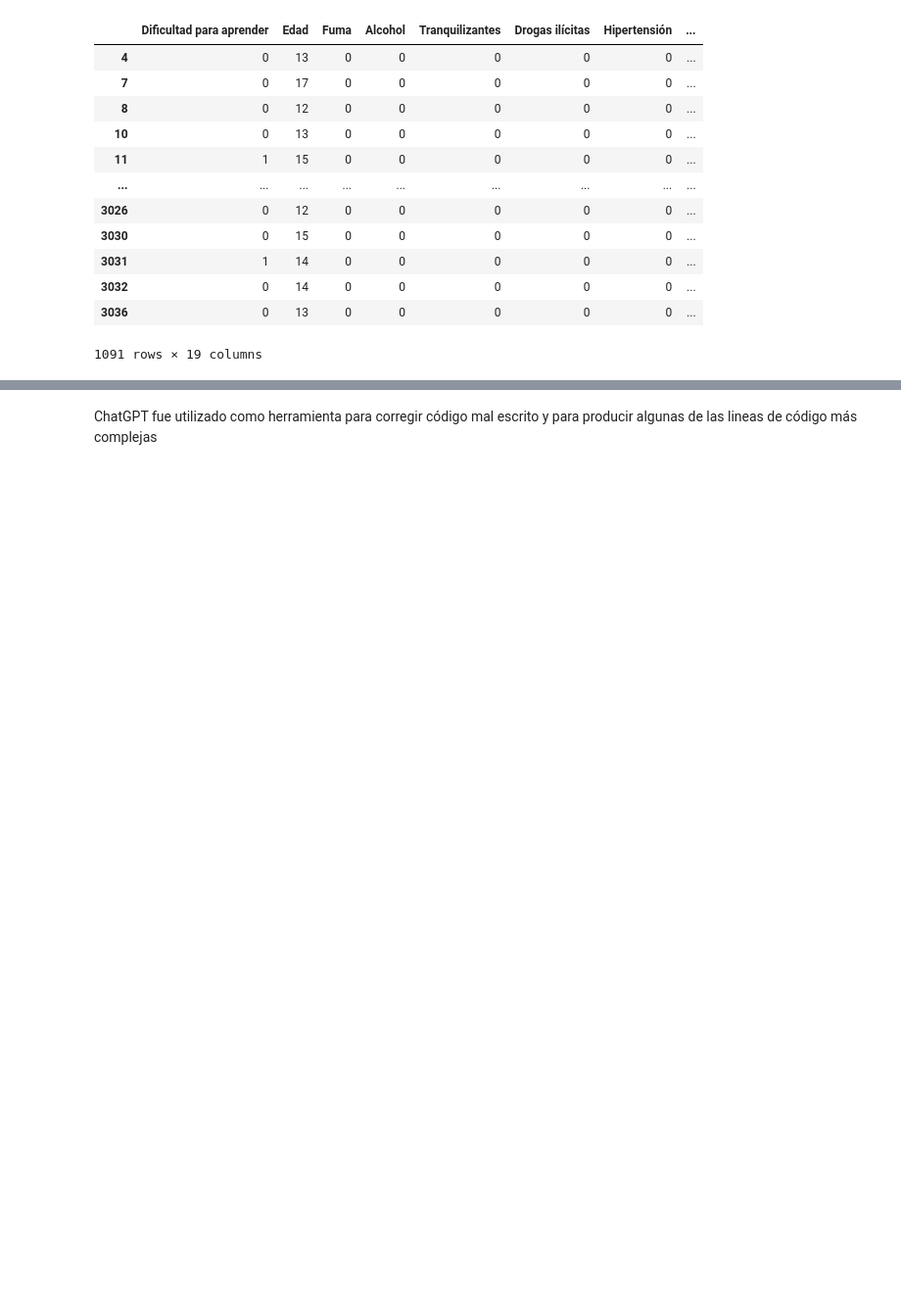
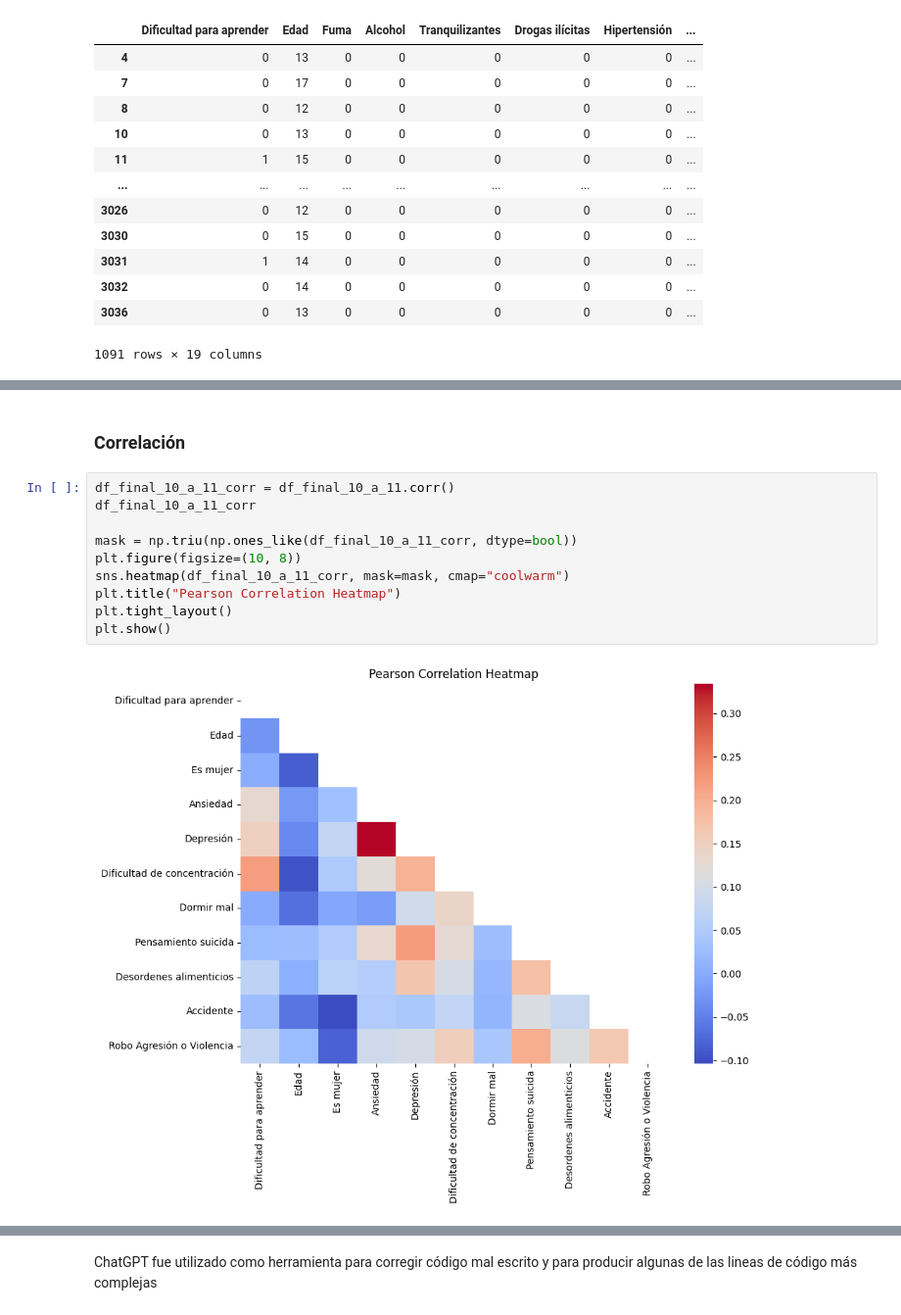
Before and after one commit to omar-tueme/ciencia-de-datos-avanzada-mek-enero-2026, a Jupyter notebook: 01_EDA.ipynb, the cells around one changed output, grey strips where cells are left out. Shown at 98% size. Cells and saved outputs as stored; diff of their text form; blank space fills up the shorter version.

```diff
--- a/01_EDA.ipynb
+++ b/01_EDA.ipynb
@@ -3232,0 +3360,14 @@ Con nuestras bases de datos finales para las 3 especificaciones, ahora si podemo
+# %% [markdown]
+### Correlación
+# %%
+df_final_10_a_11_corr = df_final_10_a_11.corr()
+df_final_10_a_11_corr
+
+mask = np.triu(np.ones_like(df_final_10_a_11_corr, dtype=bool))
+plt.figure(figsize=(10, 8))
+sns.heatmap(df_final_10_a_11_corr, mask=mask, cmap="coolwarm")
+plt.title("Pearson Correlation Heatmap")
+plt.tight_layout()
+plt.show()
+# %% [output]
+[figure, added]
```
Also changed, not shown: parts of 13 cells of this notebook.
